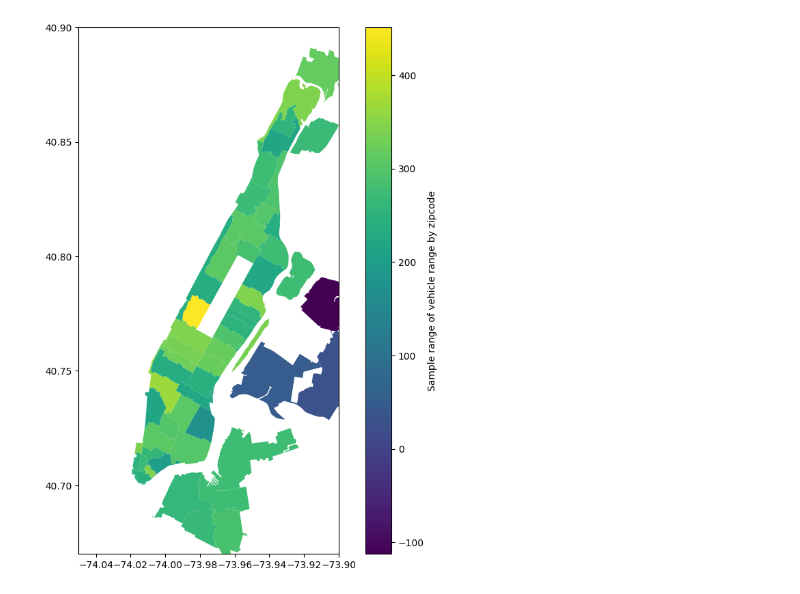
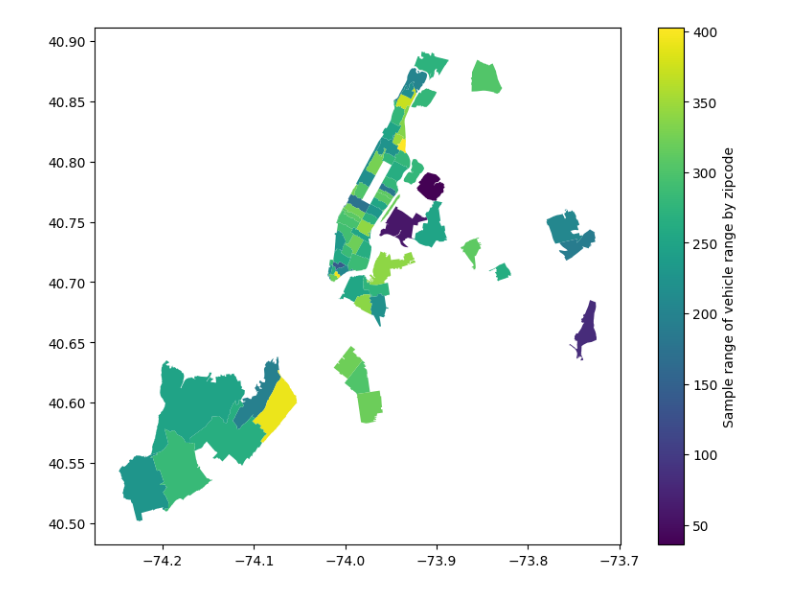
Before and after one commit to ct-spec-res/ev-load-forecast-nyc, a Jupyter notebook: src/vehicle-characteristics/nys-dmv.ipynb, the cells around one changed output. Saved outputs shown, nothing was run; the diff lists cells and outputs as text; code cells hidden in the pictures.

```diff
--- a/src/vehicle-characteristics/nys-dmv.ipynb
+++ b/src/vehicle-characteristics/nys-dmv.ipynb
@@ -21,7 +21,7 @@ tqdm.pandas()
 def run_client(client_url):
     '''
     Input:
-        - Client URL
+        - N/A
     Output:
         - Client data for New York State API
     '''
@@ -30,9 +30,9 @@ def run_client(client_url):
 
     # Login to NYS data with enviornment data
     client = Socrata(client_url,
-                 'nys_app_token',
-                 username = 'nys_key_id',
-                 password = 'nys_key_password')
+                 os.getenv('nys_dmv_app_token'),
+                 username = os.getenv('nys_dmv_api_key_id'),
+                 password = os.getenv('nys_dmv_secret'))
     return client
 
 def load_dmv_api(client_url):
@@ -199,12 +215,10 @@ gdf_zip['modzcta'] = gdf_zip['modzcta'].astype(int)
 gdf_plot = pd.merge(gdf_zip, df_zip_ranges, left_on='modzcta', right_on='zip')
 # %%
 # Plot vehicle ranges by zipcode
-gdf_plot.plot(column = 'sample_range', legend = True, legend_kwds = {'label': "Sample range of vehicle range by zipcode"}, figsize = (10,10))
-plt.xlim([-74.05,-73.9])
-plt.ylim([40.67,40.9])
+gdf_plot.plot(column = 'sample_range', legend = True, legend_kwds = {'label': "Sample range of vehicle range by zipcode"}, figsize = (10,7))
 plt.show()
 # %% [output]
-[figure, old version]
+[figure, new version]
 # %%
 # Example distribution plot
 mu = df_zip_ranges['avg_range'][0]
```
Also changed, not shown: parts of 2 cells of this notebook.
